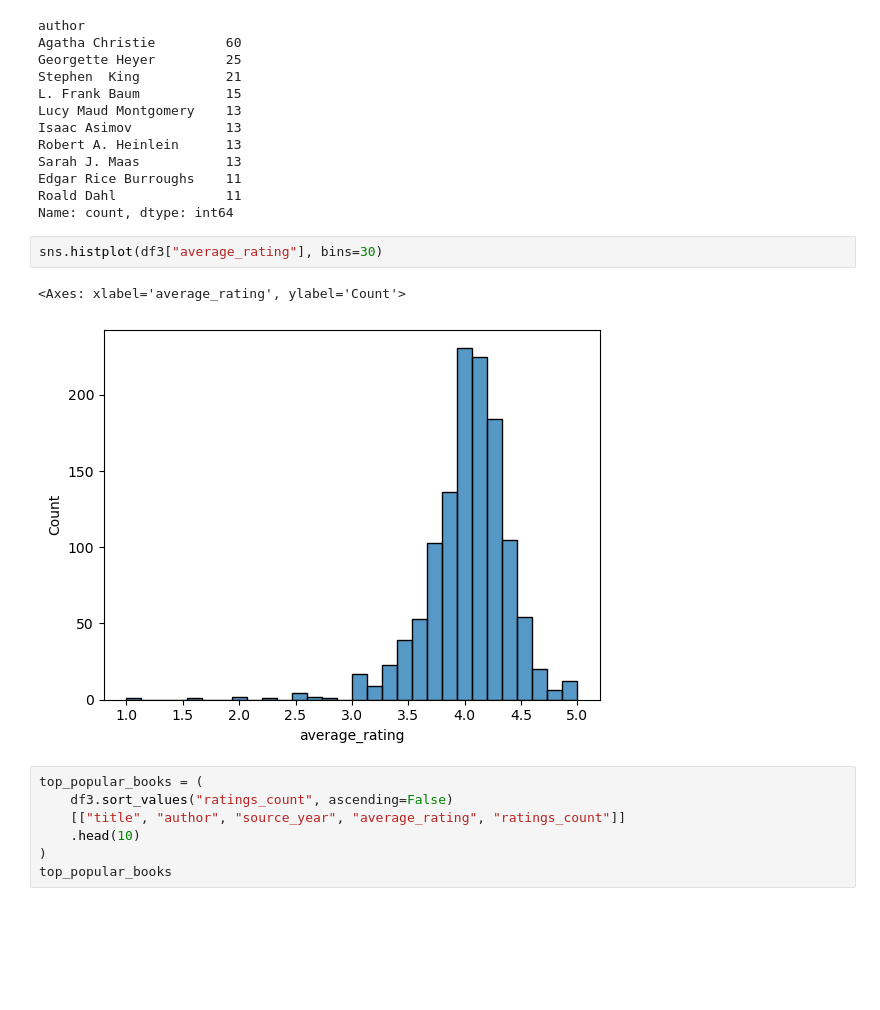
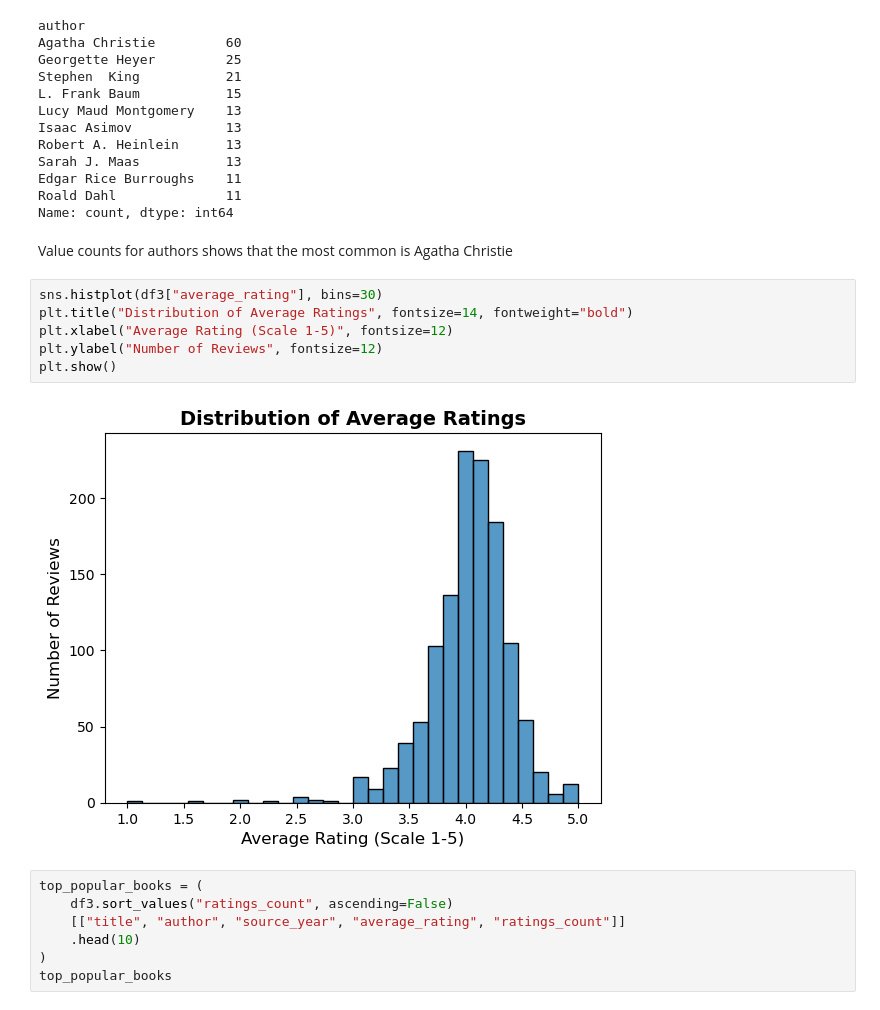
Before and after one commit to thebryanbx-cripto-32/Book_Project, a Jupyter notebook: data_1_EDA.ipynb, the cells around one changed output. Drawn from its saved outputs; the diff is of its cells as text; blank space fills up the shorter version.

```diff
--- a/data_1_EDA.ipynb
+++ b/data_1_EDA.ipynb
@@ -128,11 +134,16 @@ Sarah J. Maas           13
 Edgar Rice Burroughs    11
 Roald Dahl              11
 Name: count, dtype: int64
+# %% [markdown]
+Value counts for authors shows that the most common is Agatha Christie
 # %%
 sns.histplot(df3["average_rating"], bins=30)
+plt.title("Distribution of Average Ratings", fontsize=14, fontweight="bold")
+plt.xlabel("Average Rating (Scale 1-5)", fontsize=12)
+plt.ylabel("Number of Reviews", fontsize=12)
+plt.show()
 # %% [output]
-<Axes: xlabel='average_rating', ylabel='Count'>
-[figure, old version]
+[figure, new version]
 # %%
 top_popular_books = (
     df3.sort_values("ratings_count", ascending=False)
```
Also changed, not shown: parts of 14 cells of this notebook, 6 other files.
